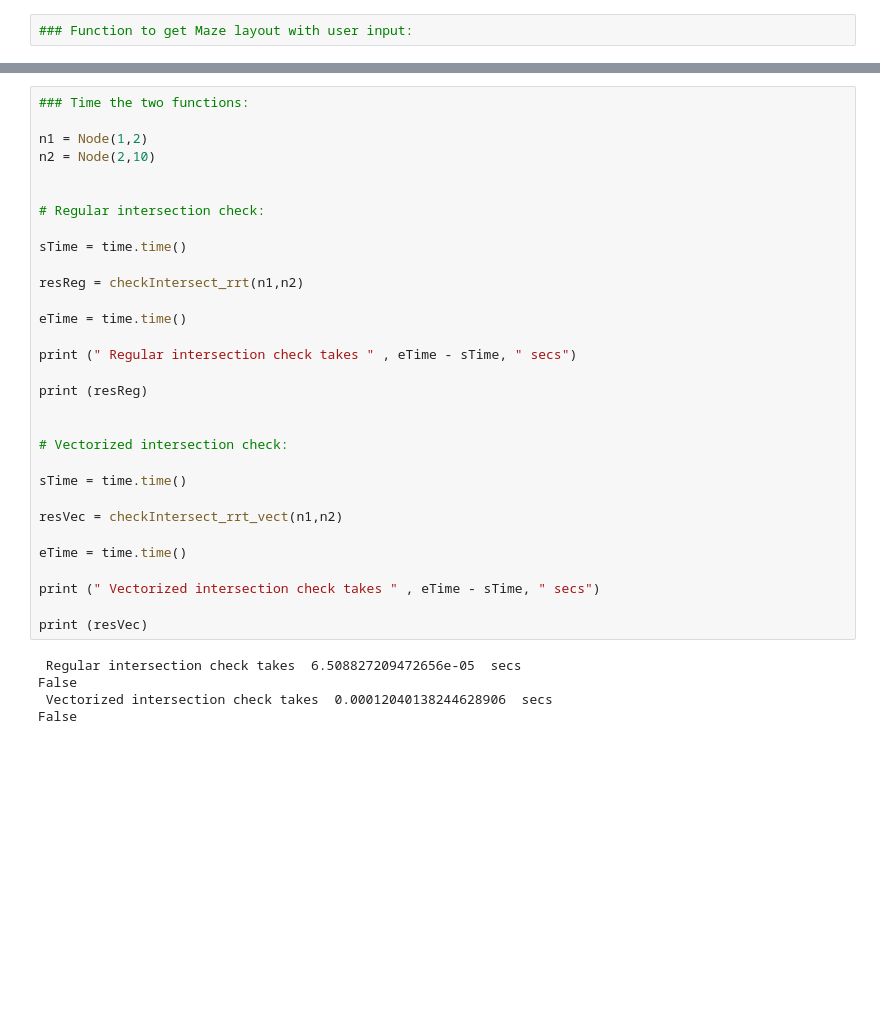
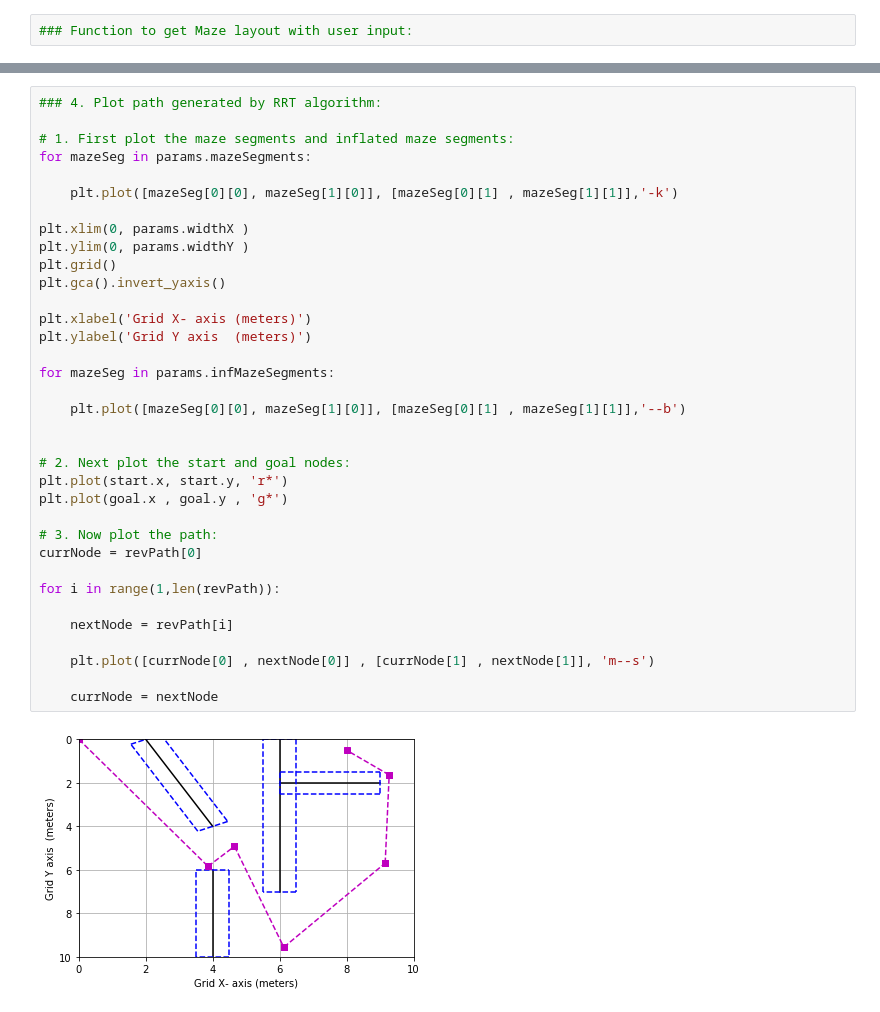
Before and after one commit to vTechSavyy/UAV_UGV_Perception_Planning, a Jupyter notebook: Planning/Compare_Planning_Algorithms.ipynb, the cells around one changed output, grey strips where cells are left out. Cells and saved outputs as stored; diff of their text form; blank space fills up the shorter version.

```diff
--- a/Planning/Compare_Planning_Algorithms.ipynb
+++ b/Planning/Compare_Planning_Algorithms.ipynb
@@ -205,36 +120,37 @@ True
-# %%
-### Time the two functions:
-
-n1 = Node(1,2)
-n2 = Node(2,10)
-
-
-# Regular intersection check:
-
-sTime = time.time()
-
-resReg = checkIntersect_rrt(n1,n2)
-
-eTime = time.time()
-
-print (" Regular intersection check takes " , eTime - sTime, " secs")
-
-print (resReg)
-
-
-# Vectorized intersection check:
-
-sTime = time.time()
-
-resVec = checkIntersect_rrt_vect(n1,n2)
-
-eTime = time.time()
-
-print (" Vectorized intersection check takes " , eTime - sTime, " secs")
-
-print (resVec)
-# %% [output]
- Regular intersection check takes  6.508827209472656e-05  secs
-False
- Vectorized intersection check takes  0.00012040138244628906  secs
-False
+# %%
+### 4. Plot path generated by RRT algorithm:
+
+# 1. First plot the maze segments and inflated maze segments:
+for mazeSeg in params.mazeSegments:
+
+    plt.plot([mazeSeg[0][0], mazeSeg[1][0]], [mazeSeg[0][1] , mazeSeg[1][1]],'-k')
+
+plt.xlim(0, params.widthX )
+plt.ylim(0, params.widthY )
+plt.grid()
+plt.gca().invert_yaxis()
+
+plt.xlabel('Grid X- axis (meters)')
+plt.ylabel('Grid Y axis  (meters)')
+
+for mazeSeg in params.infMazeSegments:
+
+    plt.plot([mazeSeg[0][0], mazeSeg[1][0]], [mazeSeg[0][1] , mazeSeg[1][1]],'--b')
+
+
+# 2. Next plot the start and goal nodes:
+plt.plot(start.x, start.y, 'r*')
+plt.plot(goal.x , goal.y , 'g*')
+
+# 3. Now plot the path:
+currNode = revPath[0]
+
+for i in range(1,len(revPath)):
+
+    nextNode = revPath[i]
+
+    plt.plot([currNode[0] , nextNode[0]] , [currNode[1] , nextNode[1]], 'm--s')
+
+    currNode = nextNode
+# %% [output]
+[figure, added]
```
Also changed, not shown: parts of 7 cells of this notebook, 11 other files.
